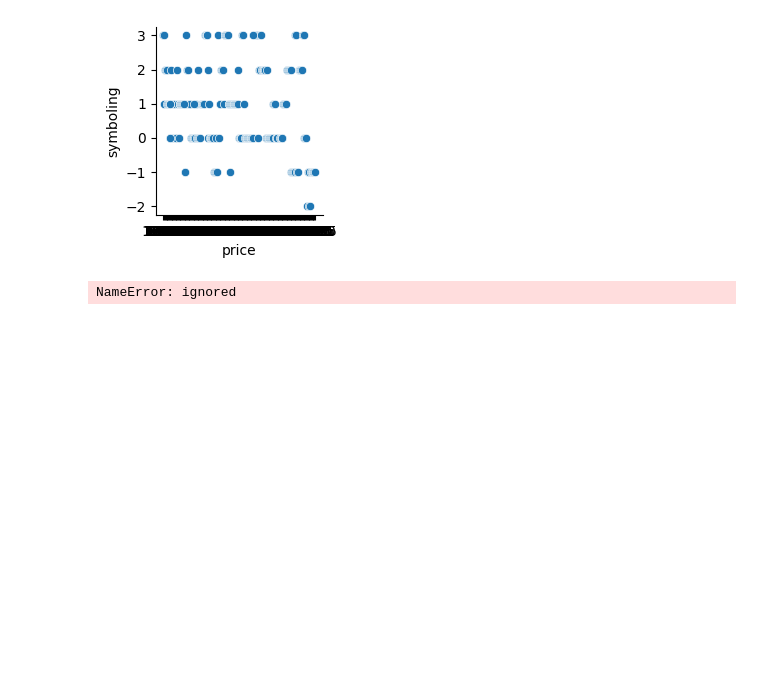
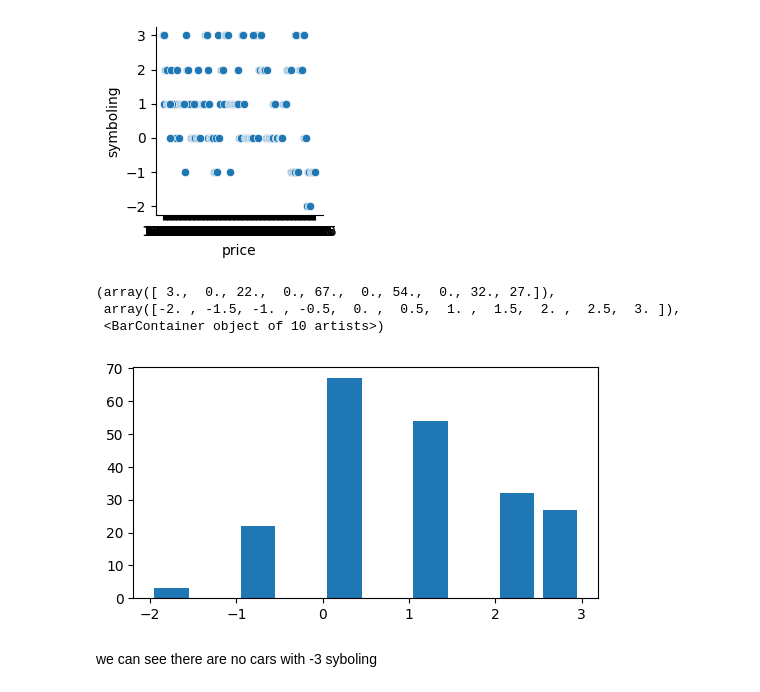
Before and after one commit to ShreeKeshavan/Car_price_prediction, a Jupyter notebook: Car_price_prediction.ipynb, the cells around one changed output. Cells and saved outputs as stored; diff of their text form; code cells hidden in the pictures; blank space fills up the shorter version.

```diff
--- a/Car_price_prediction.ipynb
+++ b/Car_price_prediction.ipynb
@@ -107,6 +107,12 @@ sns.pairplot(data = df, x_vars='price', y_vars='symboling')
 <seaborn.axisgrid.PairGrid at 0x...>
 [figure]
 # %%
-plt.hist(df['symboling'],bins=10)
+plt.figure(figsize=(6, 3))
+plt.hist(df['symboling'], bins=10, rwidth=0.8)
 # %% [output]
-NameError: ignored
+(array([ 3.,  0., 22.,  0., 67.,  0., 54.,  0., 32., 27.]),
+ array([-2. , -1.5, -1. , -0.5,  0. ,  0.5,  1. ,  1.5,  2. ,  2.5,  3. ]),
+ <BarContainer object of 10 artists>)
+[figure, added]
+# %% [markdown]
+we can see there are no cars  with -3 syboling
```
Also changed, not shown: parts of 12 cells of this notebook.
